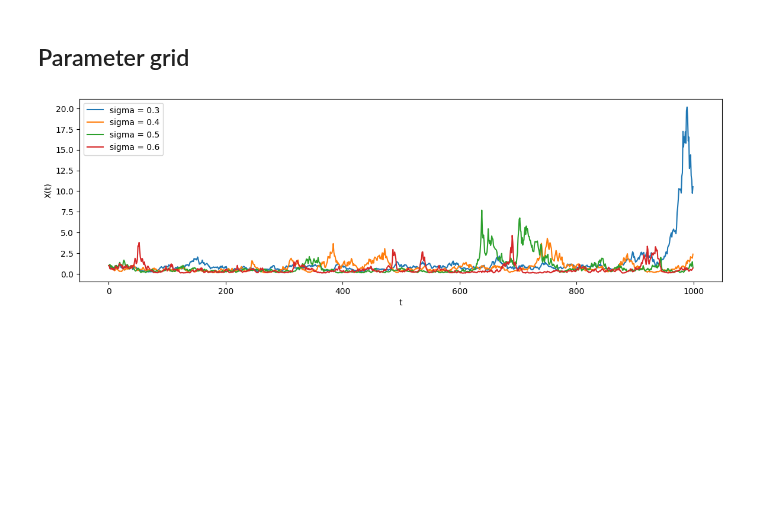
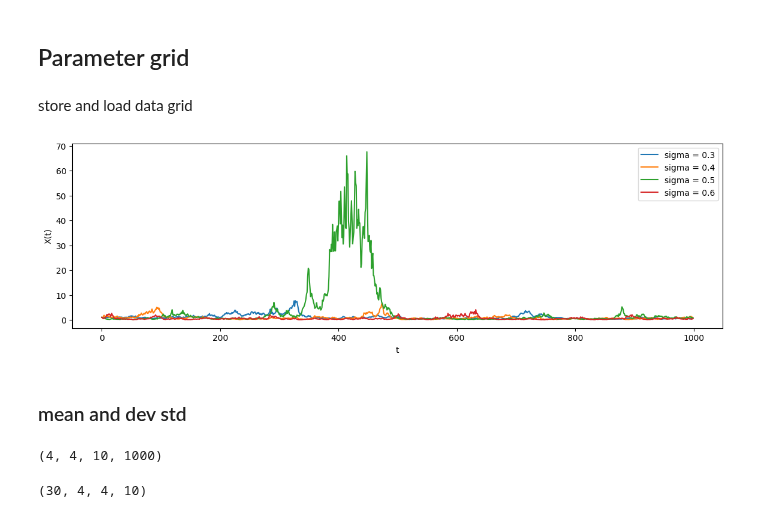
Before and after one commit to falric05/AII-Flare-prediction, a Jupyter notebook: notebooks/Data_inspection.ipynb, the cells around one changed output. Saved outputs shown, nothing was run; the diff lists cells and outputs as text; code cells hidden in the pictures; blank space fills up the shorter version.

```diff
--- a/notebooks/Data_inspection.ipynb
+++ b/notebooks/Data_inspection.ipynb
@@ -122,6 +122,8 @@ for r in tqdm(range(params['run'])):
         ti = params['theta'].index(t)
         di = params['delta'].index(d)
         grid[r,si,ti,di,:] = milstein_method(t,s,d)
+# %% [markdown]
+store and load data grid
 # %%
 # store grid data
 grid_path = os.path.join(base_folder, 'Data', 'grid')
@@ -132,6 +134,20 @@ grid1[0,0,0,0,:]
 # %%
 #
 # plot_datapoints(grid, params, sigma=0.3, theta=0.01, delta=0.01, variation='sigma')
-plot_datapoints(grid, params, variation='sigma')
+plot_datapoints(grid, params, run=1, variation='sigma')
 # %% [output]
-[figure, old version]
+[figure, new version]
+# %% [markdown]
+### mean and dev std
+# %%
+# media su run
+np.mean(grid, axis=0).shape
+np.std(grid, axis=0).shape
+# %% [output]
+(4, 4, 10, 1000)
+# %%
+# media su istanti temporali
+np.mean(grid, axis=-1).shape
+np.std(grid, axis=-1).shape
+# %% [output]
+(30, 4, 4, 10)
```
Also changed, not shown: parts of 4 cells of this notebook.
